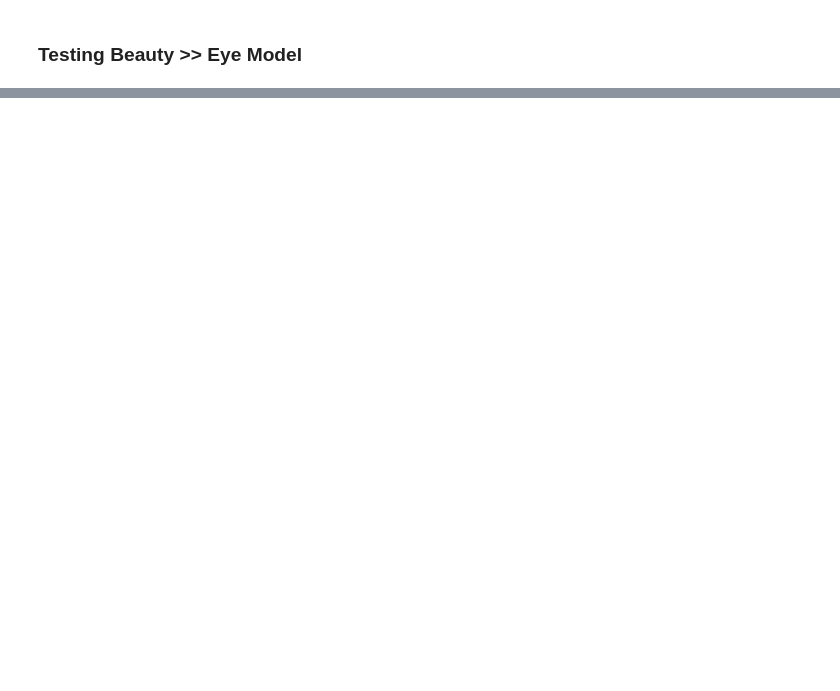
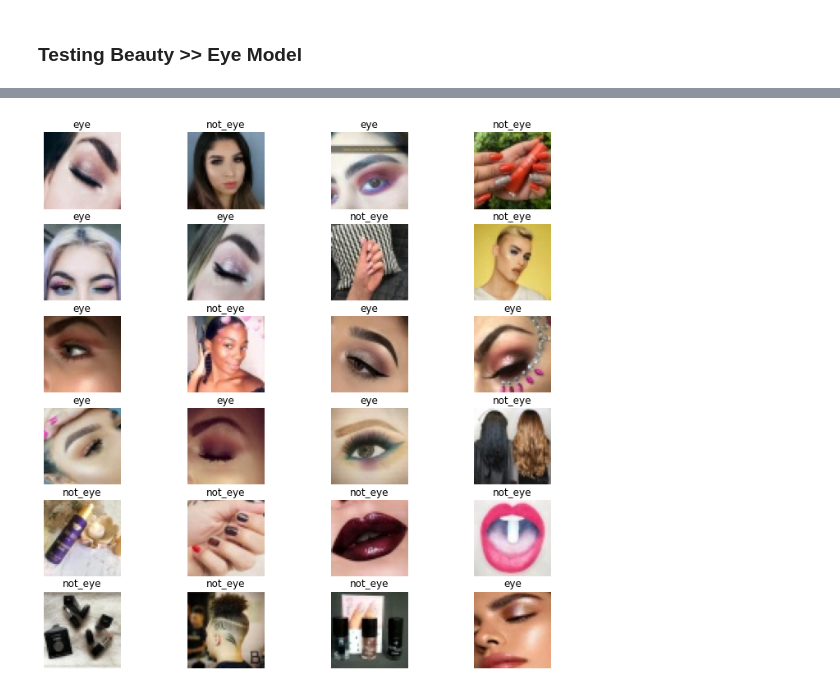
Before and after one commit to mshayganfar/sb_capstone, a Jupyter notebook: cap_project_beauty_classifier.ipynb, the cells around one changed output, grey strips where cells are left out. Drawn from its saved outputs; the diff is of its cells as text; code cells hidden in the pictures; blank space fills up the shorter version.

```diff
--- a/cap_project_beauty_classifier.ipynb
+++ b/cap_project_beauty_classifier.ipynb
@@ -35,7 +35,7 @@ src_image_folders_base     = '/Users/mshayganfar/Mahni_Folder/Mahni/Influencers/
 dst_image_folders_base     = '/Users/mshayganfar/Mahni_Folder/Mahni/Influencers/Beauty/subset_images/'
 resized_image_folders_base = '/Users/mshayganfar/Mahni_Folder/Mahni/Influencers/Beauty/resized_images/'
 image_classes_folder_base  = '/Users/mshayganfar/Mahni_Folder/Mahni/Influencers/Beauty/Classes/'
-test_image_folder_base     = '/Users/mshayganfar/Mahni_Folder/Mahni/Influencers/Test/beauty/'
+test_image_folder_base     = '/Users/mshayganfar/Mahni_Folder/Mahni/Influencers/Test/beauty/Eye/'
 # %% [markdown]
 ### Image Preparation
 # %%
@@ -461,0 +439,14 @@ Eye: [0.96255016]
+# %%
+eye_test_images = tf.keras.preprocessing.image_dataset_from_directory(
+    test_image_folder_base,
+    labels='inferred',
+    label_mode='int',
+    class_names=['eye', 'not_eye'],
+    color_mode='rgb',
+    batch_size=batch_size,
+    image_size=(image_height, image_width),
+    shuffle=True,
+    seed=42,
+    validation_split=None,
+    subset=None
+)
@@ -461,0 +455,3 @@ Eye: [0.96255016]
+# %%
+predictions = eye_model.predict(eye_test_images)
+print(predictions)
@@ -461,0 +476,10 @@ Eye: [0.96255016]
+# %%
+plt.figure(figsize=(12, 12))
+for images, labels in eye_test_images.take(1):
+    for i in range(len(predictions)):
+        ax = plt.subplot(6, 4, i + 1)
+        plt.imshow(images[i].numpy().astype("uint8"))
+        plt.title(eye_test_images.class_names[labels[i]])
+        plt.axis("off")
+# %% [output]
+[figure, added]
```
Also changed, not shown: parts of 13 cells of this notebook.
